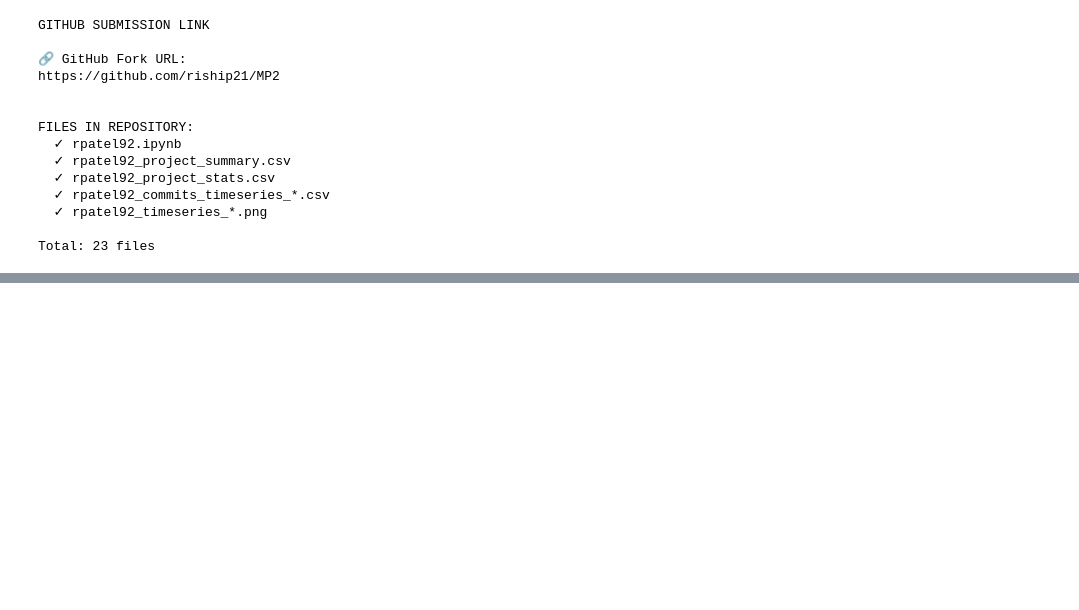
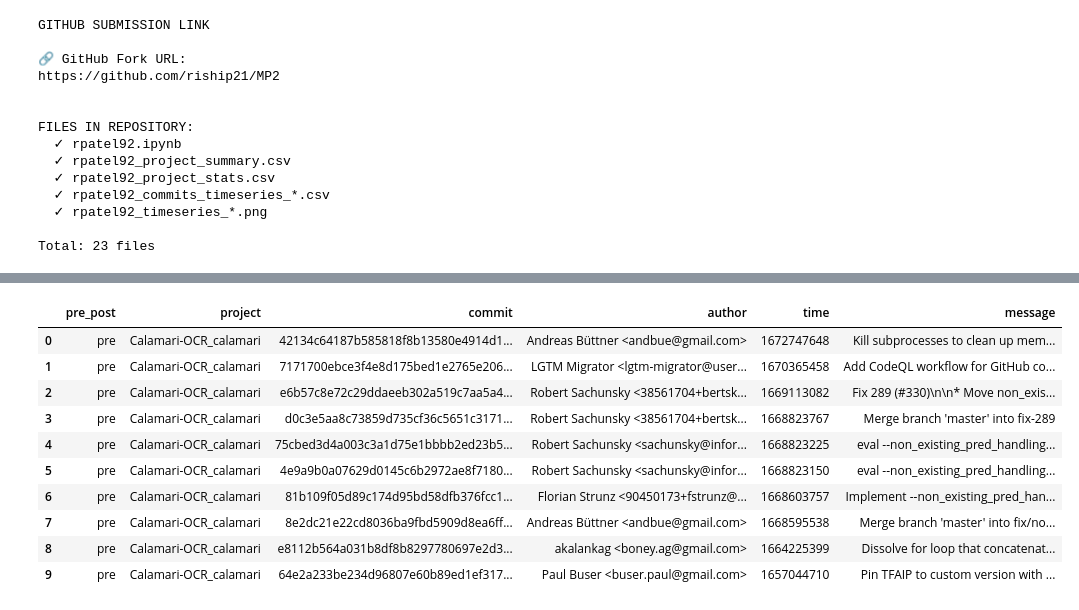
Before and after one commit to JustAnotherJames/hcrettol_MP2, a Jupyter notebook: rpatel92 (2).ipynb, the cells around one changed output, grey strips where cells are left out. Cells and saved outputs as stored; diff of their text form; code cells hidden in the pictures; blank space fills up the shorter version.

Commit message:
worked on Mini Project 2 -Task 3

```diff
--- a/rpatel92 (2).ipynb
+++ b/rpatel92 (2).ipynb
@@ -903,0 +908,72 @@ Total: 23 files
+# %%
+gap_commits_data = []
+
+for idx, row in my_projects.iterrows():
+    prj = row['Woc']
+    prj_lower = prj.lower().replace('/', '_', 2)
+
+    print(f"\nProcessing: {prj}")
+
+    # Get gap information
+    gap_info = gap_results.get(prj, {})
+    gap_start = gap_info.get('LongestGapStart')
+    gap_end = gap_info.get('LongestGapEnd')
+
+    if not gap_start or not gap_end:
+        print(f"  ⚠️ No gap found, skipping")
+        continue
+
+    print(f"  Gap: {gap_start} to {gap_end}")
+
+    # Get commits for this project
+    project_commits = df_commit_data[df_commit_data['project'] == prj_lower].copy()
+
+    if len(project_commits) == 0:
+        print(f"  ⚠️ No commits found")
+        continue
+
+    # Add month column for filtering
+    project_commits['month'] = pd.to_datetime(project_commits['author_time'], unit='s').dt.strftime('%Y-%m')
+
+    # Get commits before gap (last 10 before gap_start)
+    commits_before = project_commits[project_commits['month'] < gap_start].sort_values('author_time', ascending=False).head(10)
+
+    # Get commits after gap (first 10 after gap_end)
+    commits_after = project_commits[project_commits['month'] > gap_end].sort_values('author_time', ascending=True).head(10)
+
+    print(f"  Commits before gap: {len(commits_before)}")
+    print(f"  Commits after gap: {len(commits_after)}")
+
+    # Add pre/post column and collect data
+    for _, commit in commits_before.iterrows():
+        gap_commits_data.append({
+            'pre_post': 'pre',
+            'project': prj,
+            'commit': commit['commit'],
+            'author': commit['author'],
+            'time': int(commit['author_time']),
+            'message': commit['message']
+        })
+
+    for _, commit in commits_after.iterrows():
+        gap_commits_data.append({
+            'pre_post': 'post',
+            'project': prj,
+            'commit': commit['commit'],
+            'author': commit['author'],
+            'time': int(commit['author_time']),
+            'message': commit['message']
+        })
+
+# Create DataFrame and save
+df_gap_commits = pd.DataFrame(gap_commits_data)
+
+if len(df_gap_commits) > 0:
+    gap_commits_filename = f"{NETID}_project_gap_commits.csv"
+    df_gap_commits.to_csv(gap_commits_filename, index=False)
+    print(f"\n✓ Saved: {gap_commits_filename}")
+    print(f"Total rows: {len(df_gap_commits)}")
+    display(df_gap_commits.head(10))
+else:
+    print("\n⚠️ No gap commits found")
+# %% [output]
@@ -903,0 +997,11 @@ Total: 23 files
+|  | pre_post | project | commit | author | time | message |
+| 0 | pre | Calamari-OCR_calamari | 42134c64187b585818f8b13580e4914d1... | Andreas Büttner <andbue@gmail.com> | 1672747648 | Kill subprocesses to clean up mem... |
+| 1 | pre | Calamari-OCR_calamari | 7171700ebce3f4e8d175bed1e2765e206... | LGTM Migrator <lgtm-migrator@user... | 1670365458 | Add CodeQL workflow for GitHub co... |
+| 2 | pre | Calamari-OCR_calamari | e6b57c8e72c29ddaeeb302a519c7aa5a4... | Robert Sachunsky <38561704+bertsk... | 1669113082 | Fix 289 (#330)\n\n* Move non_exis... |
+| 3 | pre | Calamari-OCR_calamari | d0c3e5aa8c73859d735cf36c5651c3171... | Robert Sachunsky <38561704+bertsk... | 1668823767 | Merge branch 'master' into fix-289 |
+| 4 | pre | Calamari-OCR_calamari | 75cbed3d4a003c3a1d75e1bbbb2ed23b5... | Robert Sachunsky <sachunsky@infor... | 1668823225 | eval --non_existing_pred_handling... |
+| 5 | pre | Calamari-OCR_calamari | 4e9a9b0a07629d0145c6b2972ae8f7180... | Robert Sachunsky <sachunsky@infor... | 1668823150 | eval --non_existing_pred_handling... |
+| 6 | pre | Calamari-OCR_calamari | 81b109f05d89c174d95bd58dfb376fcc1... | Florian Strunz <90450173+fstrunz@... | 1668603757 | Implement --non_existing_pred_han... |
+| 7 | pre | Calamari-OCR_calamari | 8e2dc21e22cd8036ba9fbd5909d8ea6ff... | Andreas Büttner <andbue@gmail.com> | 1668595538 | Merge branch 'master' into fix/no... |
+| 8 | pre | Calamari-OCR_calamari | e8112b564a031b8df8b8297780697e2d3... | akalankag <boney.ag@gmail.com> | 1664225399 | Dissolve for loop that concatenat... |
+| 9 | pre | Calamari-OCR_calamari | 64e2a233be234d96807e60b89ed1ef317... | Paul Buser <buser.paul@gmail.com> | 1657044710 | Pin TFAIP to custom version with ... |
```
Also changed, not shown: parts of 6 cells of this notebook.
